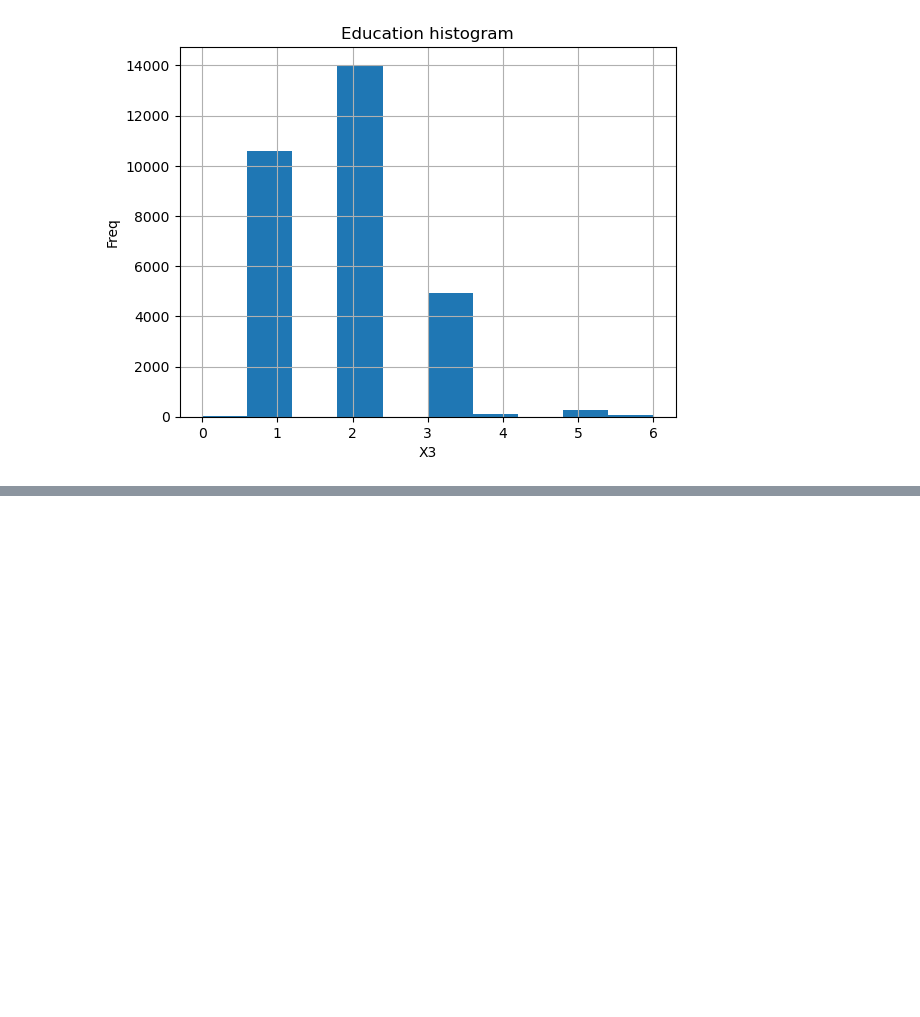
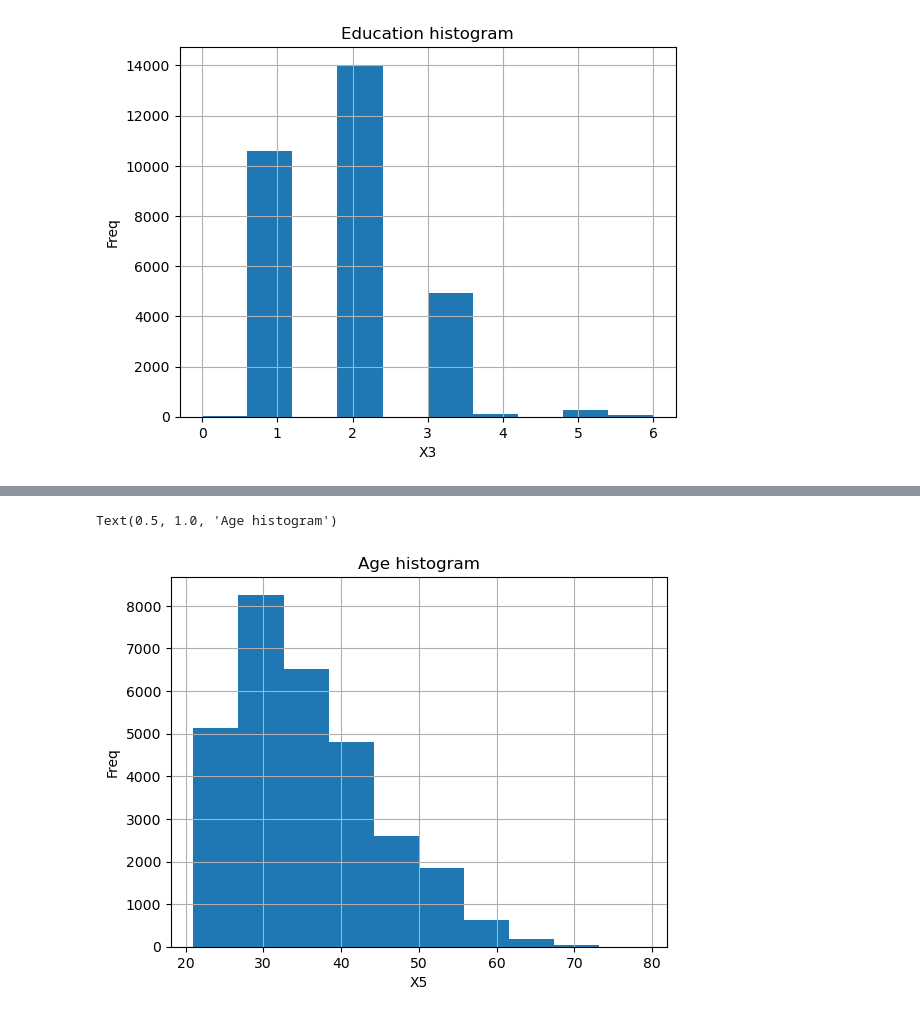
Before and after one commit to utkarshpant/6304-big-data-final-project, a Jupyter notebook: default+of+credit+card+clients/Source.ipynb, the cells around one changed output, grey strips where cells are left out. Saved outputs shown, nothing was run; the diff lists cells and outputs as text; code cells hidden in the pictures; blank space fills up the shorter version.

```diff
--- a/default+of+credit+card+clients/Source.ipynb
+++ b/default+of+credit+card+clients/Source.ipynb
@@ -225,0 +234,8 @@ Text(0.5, 1.0, 'Education histogram')
+# %%
+df['X5'].hist(bins=10)
+plt.xlabel('X5')
+plt.ylabel('Freq')
+plt.title('Age histogram')
+# %% [output]
+Text(0.5, 1.0, 'Age histogram')
+[figure, added]
```
Also changed, not shown: parts of 9 cells of this notebook.
